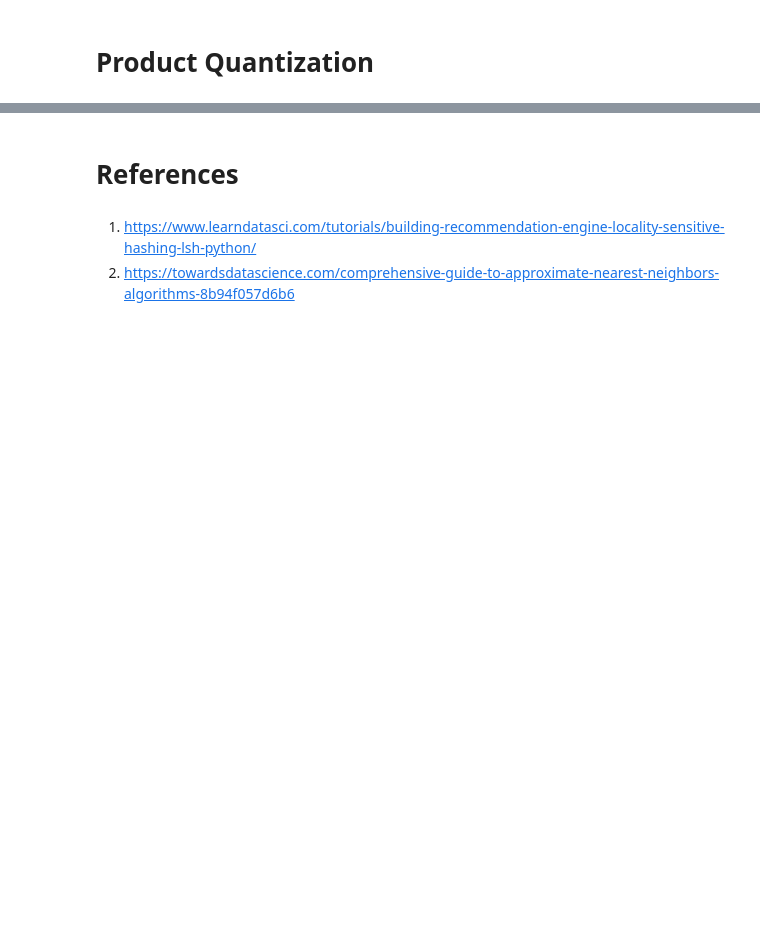
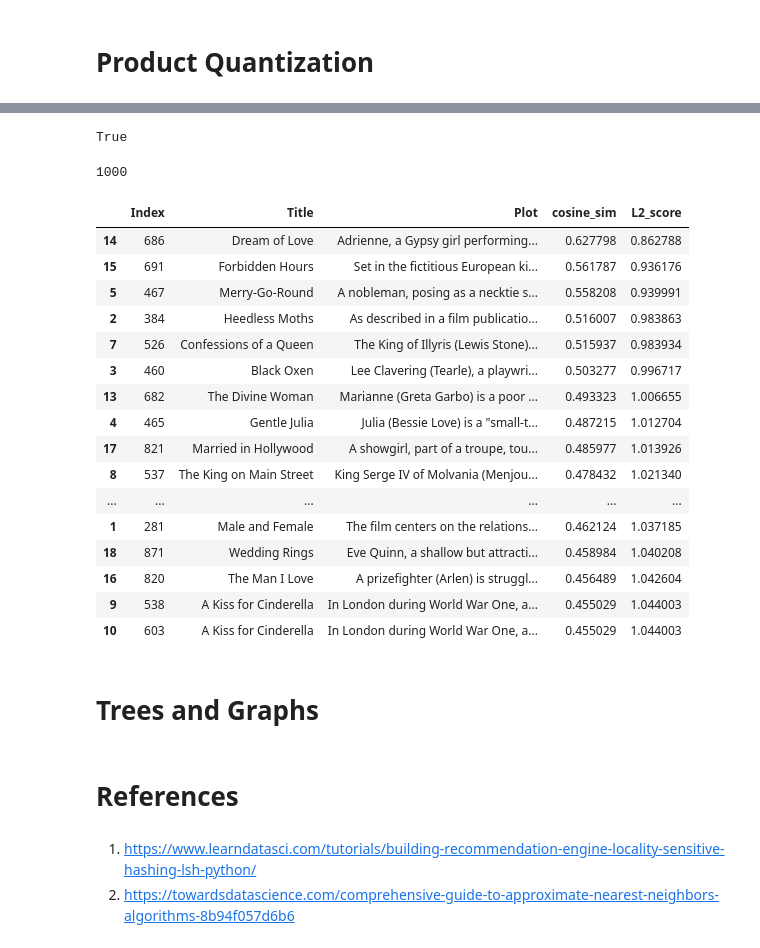
Before and after one commit to eccx400/Data_Mining, a Jupyter notebook: HW3/Eric_Cheng_Nearest_Neighbor.ipynb, the cells around one changed output, grey strips where cells are left out. Cells and saved outputs as stored; diff of their text form; code cells hidden in the pictures; blank space fills up the shorter version.

```diff
--- a/HW3/Eric_Cheng_Nearest_Neighbor.ipynb
+++ b/HW3/Eric_Cheng_Nearest_Neighbor.ipynb
@@ -201,0 +224,17 @@ The most similar items to item 5 are:
+# %%
+dim=768
+ncentroids=50
+quantiser = faiss.IndexFlatL2(dim)
+index = faiss.IndexIVFPQ (quantiser, dim,ncentroids, 16 , 8)
+index.train(embeddings)
+print(index.is_trained)
+faiss.write_index(index, "trained.index")
+# %% [output]
+True
+# %%
+ids = df['Index'].tolist()
+ids = np.array(ids)
+index.add_with_ids(embeddings,ids)
+print(index.ntotal)
+# %% [output]
+1000
@@ -201,0 +243,21 @@ The most similar items to item 5 are:
+# %%
+def searchFAISSIndex(data, id_col_name, query, index, nprobe, model, topk=20):
+    query_embedding=model.encode([query])[0]
+    dim=query_embedding.shape[0]
+    query_embedding=query_embedding.reshape(1,dim)
+    faiss.normalize_L2(query_embedding)
+
+    index.nprobe=nprobe
+
+    D,I=index.search(query_embedding,topk)
+    ids=[i for i in I][0]
+    L2_score=[d for d in D][0]
+    inner_product=[calculateInnerProduct(l2) for l2 in L2_score]
+    search_result=pd.DataFrame()
+    search_result[id_col_name]=ids
+    search_result['cosine_sim']=inner_product
+    search_result['L2_score']=L2_score
+    dat=data[data[id_col_name].isin(ids)]
+    dat=pd.merge(dat,search_result,on=id_col_name)
+    dat=dat.sort_values('cosine_sim',ascending=False)
+    return dat
@@ -202,3 +267,29 @@ The most similar items to item 5 are:
+# %%
+query = "A seventeen-year-old aristocrat falls in love with a kind but poor artist"
+search_result = searchFAISSIndex(df, "Index", query, index, nprobe=10, model= model, topk=20)
+search_result = search_result[['Index', 'Title', 'Plot', 'cosine_sim', 'L2_score']]
+# %%
+search_result
+# %% [output]
+|  | Index | Title | Plot | cosine_sim | L2_score |
+| 14 | 686 | Dream of Love | Adrienne, a Gypsy girl performing... | 0.627798 | 0.862788 |
+| 15 | 691 | Forbidden Hours | Set in the fictitious European ki... | 0.561787 | 0.936176 |
+| 5 | 467 | Merry-Go-Round | A nobleman, posing as a necktie s... | 0.558208 | 0.939991 |
+| 2 | 384 | Heedless Moths | As described in a film publicatio... | 0.516007 | 0.983863 |
+| 7 | 526 | Confessions of a Queen | The King of Illyris (Lewis Stone)... | 0.515937 | 0.983934 |
+| 3 | 460 | Black Oxen | Lee Clavering (Tearle), a playwri... | 0.503277 | 0.996717 |
+| 13 | 682 | The Divine Woman | Marianne (Greta Garbo) is a poor ... | 0.493323 | 1.006655 |
+| 4 | 465 | Gentle Julia | Julia (Bessie Love) is a "small-t... | 0.487215 | 1.012704 |
+| 17 | 821 | Married in Hollywood | A showgirl, part of a troupe, tou... | 0.485977 | 1.013926 |
+| 8 | 537 | The King on Main Street | King Serge IV of Molvania (Menjou... | 0.478432 | 1.021340 |
+| ... | ... | ... | ... | ... | ... |
+| 1 | 281 | Male and Female | The film centers on the relations... | 0.462124 | 1.037185 |
+| 18 | 871 | Wedding Rings | Eve Quinn, a shallow but attracti... | 0.458984 | 1.040208 |
+| 16 | 820 | The Man I Love | A prizefighter (Arlen) is struggl... | 0.456489 | 1.042604 |
+| 9 | 538 | A Kiss for Cinderella | In London during World War One, a... | 0.455029 | 1.044003 |
+| 10 | 603 | A Kiss for Cinderella | In London during World War One, a... | 0.455029 | 1.044003 |
+# %% [markdown]
+# **Trees and Graphs**
 # %% [markdown]
 # **References**
 # %% [markdown]
```
Also changed, not shown: parts of 11 cells of this notebook.
